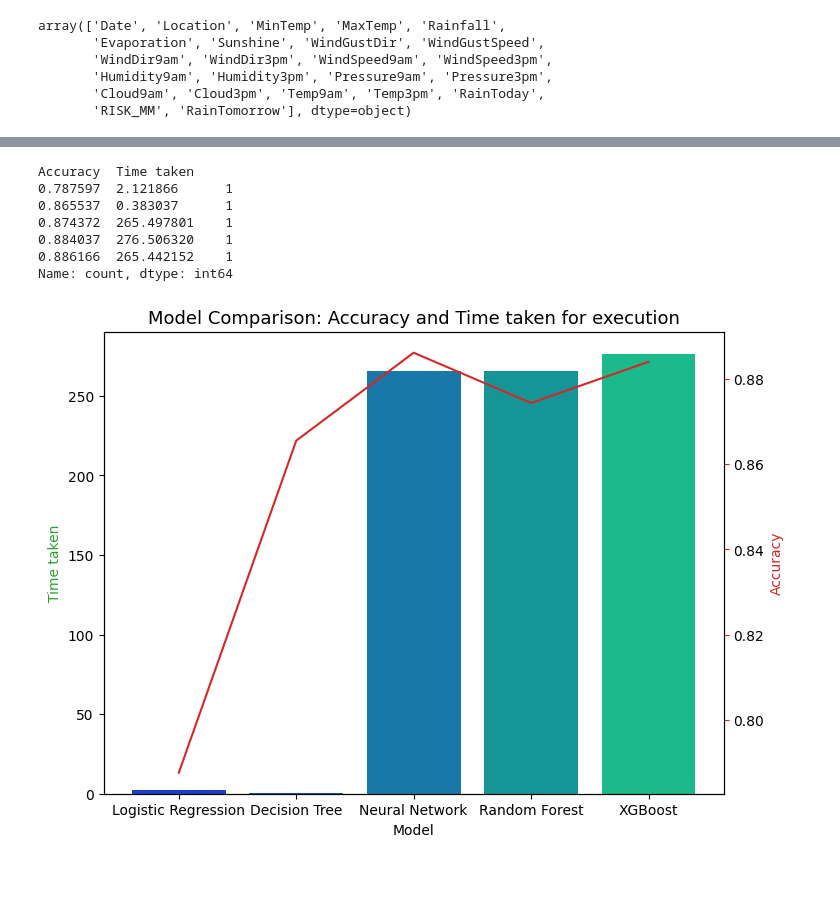
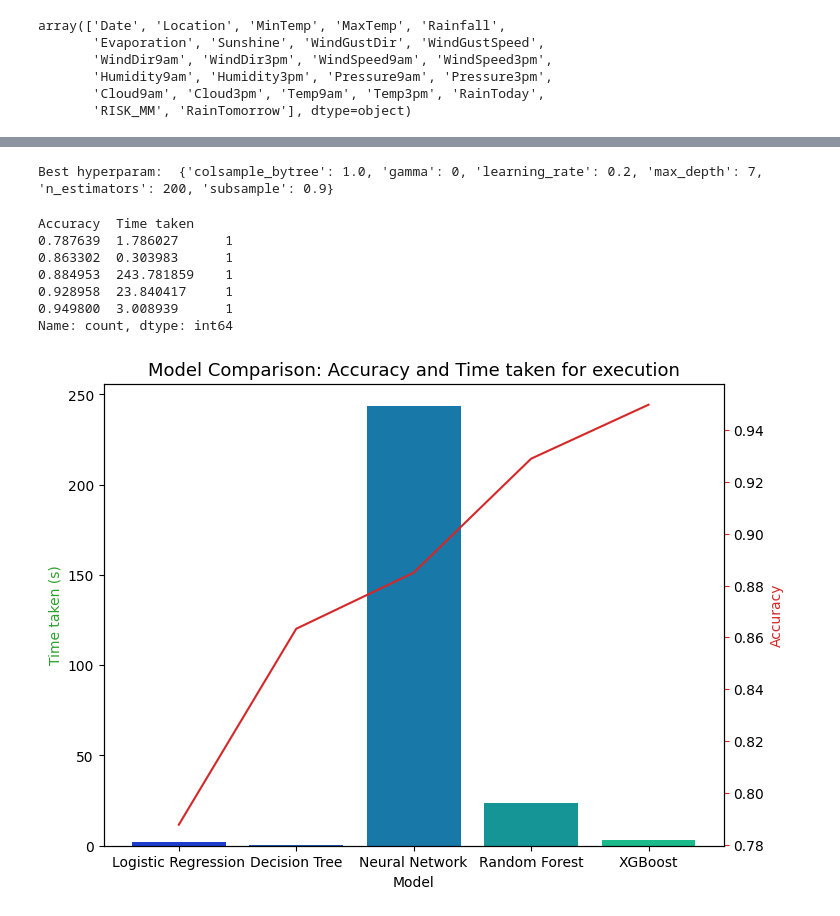
Before and after one commit to dikaizm/rainfall-prediction-ml, a Jupyter notebook: notebooks/3.0-modeling.ipynb, the cells around one changed output, grey strips where cells are left out. Saved outputs shown, nothing was run; the diff lists cells and outputs as text; code cells hidden in the pictures; blank space fills up the shorter version.

```diff
--- a/notebooks/3.0-modeling.ipynb
+++ b/notebooks/3.0-modeling.ipynb
@@ -156,5 +156,5 @@ params_rf = {
     'random_state': 512
 }
 model_rf = RandomForestClassifier(**params_rf)
-model_rf, accuracy_rf, roc_auc_rf, coh_kap_rf, tt_rf = run_model(model_nn, X_train, y_train, X_test, y_test)
+model_rf, accuracy_rf, roc_auc_rf, coh_kap_rf, tt_rf = run_model(model_rf, X_train, y_train, X_test, y_test)
 # %% [output]
@@ -207,43 +200,73 @@ weighted avg    0.88417   0.88404   0.88410     46972
+# %%
+# XGBoost
+from xgboost import XGBClassifier
+from sklearn.model_selection import GridSearchCV
+
+params_xgb = {
+    'n_estimators': 500,
+    'max_depth': 16
+}
+model_xgb = XGBClassifier(**params_xgb)
+
+params_grid = {
+    'n_estimators': [50, 100, 200],
+    'max_depth': [3, 5, 7],
+    'learning_rate': [0.01, 0.1, 0.2],
+    'subsample': [0.8, 0.9, 1.0],
+    'colsample_bytree': [0.8, 0.9, 1.0],
+    'gamma': [0, 1, 5]
+}
+
+grid_search = GridSearchCV(model_xgb, params_grid, cv=5,scoring='accuracy')
+
+grid_search.fit(X_train, y_train)
+print('Best hyperparam: ', grid_search.best_params_)
+
+best_model = grid_search.best_estimator_
+accuracy = best_model.score(X_test, y_test)
+model_xgb, accuracy_xgb, roc_auc_xgb, coh_kap_xgb, tt_xgb = run_model(grid_search, X_train, y_train, X_test, y_test)
+# %% [output]
+Best hyperparam:  {'colsample_bytree': 1.0, 'gamma': 0, 'learning_rate': 0.2, 'max_depth': 7, 'n_estimators': 200, 'subsample': 0.9}
 # %%
 import pandas as pd
 import seaborn as sns
 
 accuracy_scores = [accuracy_lr, accuracy_dt, accuracy_nn, accuracy_rf, accuracy_xgb]
 roc_auc_scores = [roc_auc_lr, roc_auc_dt, roc_auc_nn, roc_auc_rf, roc_auc_xgb]
 coh_kap_scores = [coh_kap_lr, coh_kap_dt, coh_kap_nn, coh_kap_rf, coh_kap_xgb]
 tt = [tt_lr, tt_dt, tt_nn, tt_rf, tt_xgb]
 
 model_data = {'Model': ['Logistic Regression','Decision Tree','Neural Network','Random Forest','XGBoost'],
               'Accuracy': accuracy_scores,
               'ROC_AUC': roc_auc_scores,
               'Cohen_Kappa': coh_kap_scores,
               'Time taken': tt}
 model_data = pd.DataFrame(model_data)
 
 score = model_data[['Accuracy', 'Time taken']].value_counts()
 print(score)
 
 fig, ax1 = plt.subplots(figsize=(8,6))
 ax1.set_title('Model Comparison: Accuracy and Time taken for execution', fontsize=13)
 color = 'tab:green'
 ax1.set_xlabel('Model', fontsize=10)
-ax1.set_ylabel('Time taken', fontsize=10, color=color)
+ax1.set_ylabel('Time taken (s)', fontsize=10, color=color)
 ax2 = sns.barplot(x='Model', y='Time taken', data = model_data, hue='Model', legend=False, palette='winter')
 ax1.tick_params(axis='y')
 ax2 = ax1.twinx()
 color = 'tab:red'
 ax2.set_ylabel('Accuracy', fontsize=10, color=color)
 ax2 = sns.lineplot(x='Model', y='Accuracy', data = model_data, sort=False, color=color)
 ax2.tick_params(axis='y', color=color)
 # %% [output]
 Accuracy  Time taken
-0.787597  2.121866      1
-0.865537  0.383037      1
-0.874372  265.497801    1
-0.884037  276.506320    1
-0.886166  265.442152    1
+0.787639  1.786027      1
+0.863302  0.303983      1
+0.884953  243.781859    1
+0.928958  23.840417     1
+0.949800  3.008939      1
 Name: count, dtype: int64
-[figure, old version]
+[figure, new version]
 # %%
 score = model_data[['ROC_AUC', 'Cohen_Kappa']].value_counts()
 print(score)
```
Also changed, not shown: parts of 6 cells of this notebook, 2 other files.
